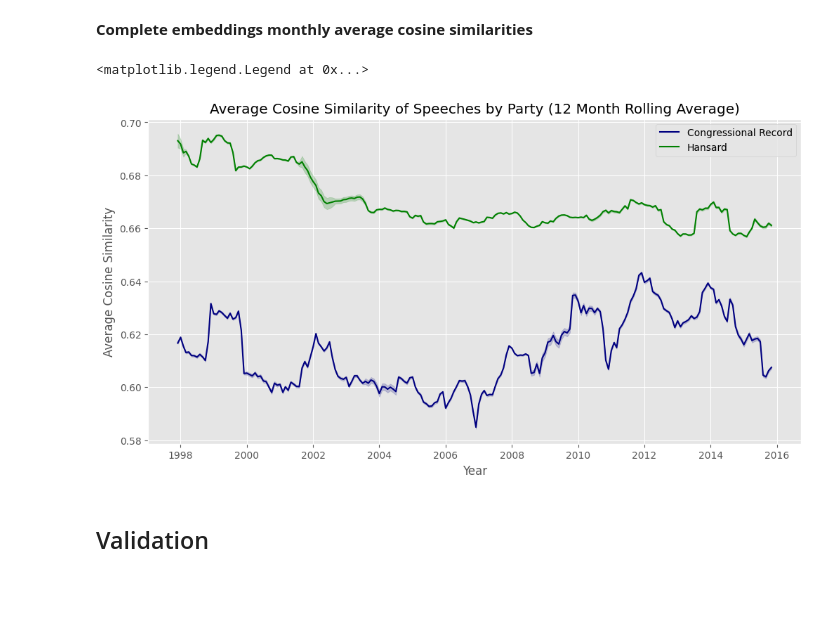
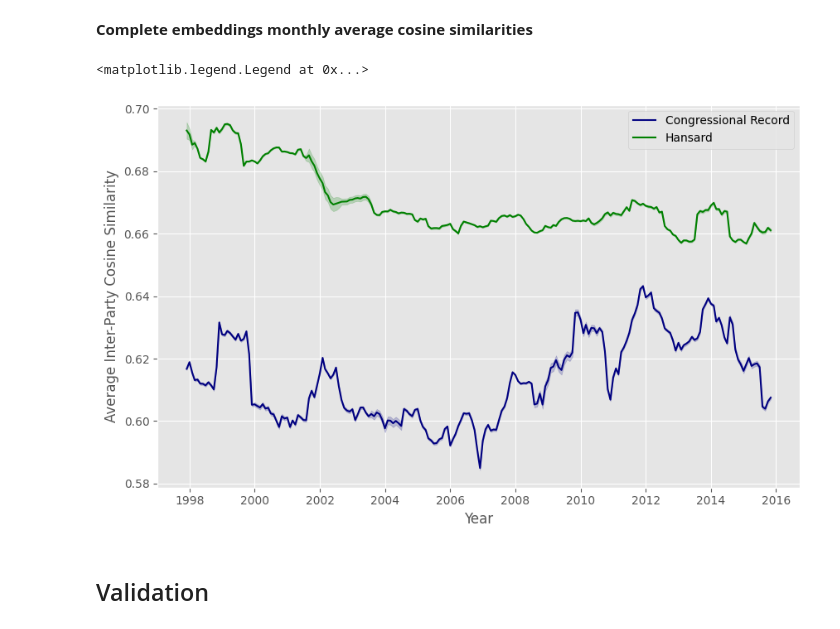
Before and after one commit to felixwallis/pir-dissertation, a Jupyter notebook: source/analysis/word_embeddings_analysis.ipynb, the cells around one changed output. Saved outputs shown, nothing was run; the diff lists cells and outputs as text; code cells hidden in the pictures; blank space fills up the shorter version.

```diff
--- a/source/analysis/word_embeddings_analysis.ipynb
+++ b/source/analysis/word_embeddings_analysis.ipynb
@@ -531,33 +535,33 @@ Total months: 170
 # %%
 monthly_similarities = pd.read_csv(DATA_PATH + 'monthly_similarities.csv')
 monthly_similarities.index = pd.PeriodIndex(
     monthly_similarities['year_month'], freq='M')
 
 # Interpolate missing values for plotting
 monthly_similarities = monthly_similarities.interpolate(
     method='time').dropna()
 
 # Window for rolling average
 widow = 12
 
-plt.figure(figsize=(12, 6))
+plt.figure(figsize=(10, 6))
 plt.plot(monthly_similarities.index.to_timestamp(), monthly_similarities['congressional_record_average_similarity'].rolling(
     window=widow).mean(), label='Congressional Record', color='navy')
 plt.fill_between(monthly_similarities.index.to_timestamp(), monthly_similarities['congressional_record_lower_bound'].rolling(
     window=widow).mean(), monthly_similarities['congressional_record_upper_bound'].rolling(window=widow).mean(), alpha=0.2, color='navy')
 
 plt.plot(monthly_similarities.index.to_timestamp(), monthly_similarities['hansard_average_similarity'].rolling(
     window=widow).mean(), label='Hansard', color='green')
 plt.fill_between(monthly_similarities.index.to_timestamp(), monthly_similarities['hansard_lower_bound'].rolling(
     window=widow).mean(), monthly_similarities['hansard_upper_bound'].rolling(window=widow).mean(), alpha=0.2, color='green')
 
-plt.title('Average Cosine Similarity of Speeches by Party (12 Month Rolling Average)')
+# plt.title('Average Cosine Similarity of Speeches by Party (12 Month Rolling Average)')
 plt.xlabel('Year')
-plt.ylabel('Average Cosine Similarity')
+plt.ylabel('Average Inter-Party Cosine Similarity')
 plt.legend()
 # %% [output]
 <matplotlib.legend.Legend at 0x...>
-[figure, old version]
+[figure, new version]
 # %% [markdown]
 ## Validation
 # %%
```
Also changed, not shown: parts of 2 cells of this notebook, 10 other files.
